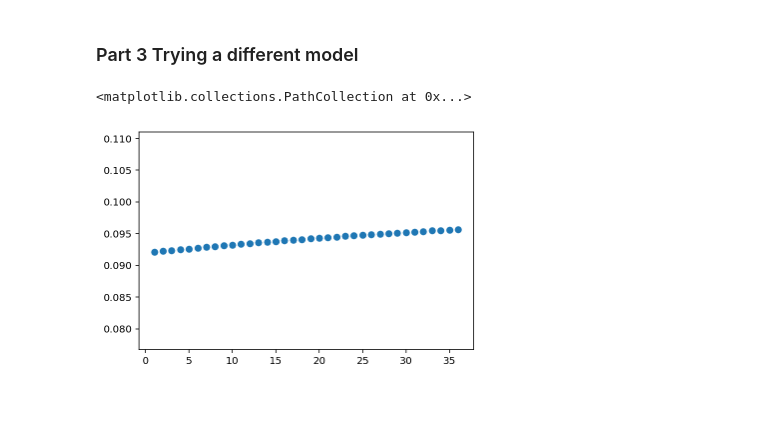
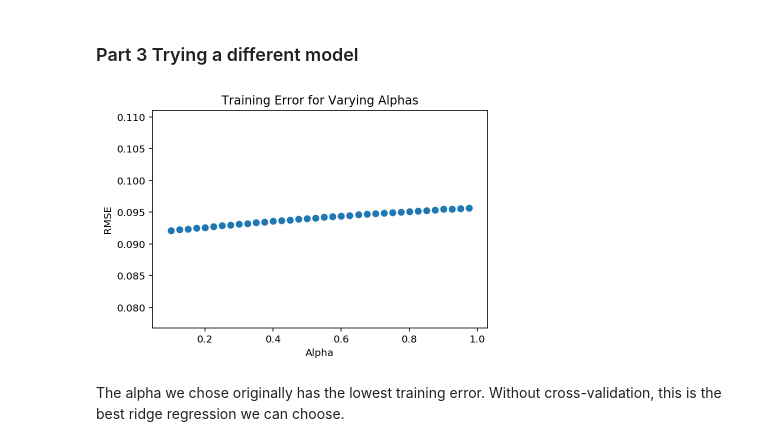
Before and after one commit to jsigee87/Data-Science-Lab-ee379k, a Jupyter notebook: lab3/src/problem_3.ipynb, the cells around one changed output. Drawn from its saved outputs; the diff is of its cells as text; code cells hidden in the pictures; blank space fills up the shorter version.

```diff
--- a/lab3/src/problem_3.ipynb
+++ b/lab3/src/problem_3.ipynb
@@ -59,19 +59,22 @@ The training RMSE is: 0.09211955585640522
 # %%
 # Naive model- find best training error
 
 X_train = np.array(X_train)
 y_train = np.array(y_train)
 alphas = np.arange(0.1, 1, 0.025)
 rmses = []
 
 for alpha in alphas:
     model = Ridge(alpha)
     model.fit(X_train, y_train)
     rmse_train = sqrt(mean_squared_error(model.predict(X_train), y_train))
     rmses.append(rmse_train)
 
-x = np.arange(1,len(rmses) + 1, 1)
-plt.scatter(x, rmses)
+_ = plt.scatter(alphas, rmses)
+_ = plt.title("Training Error for Varying Alphas")
+_ = plt.ylabel("RMSE")
+_ = plt.xlabel("Alpha")
 # %% [output]
-<matplotlib.collections.PathCollection at 0x...>
-[figure, old version]
+[figure, new version]
+# %% [markdown]
+The alpha we chose originally has the lowest training error. Without cross-validation, this is the best ridge regression we can choose.
```
